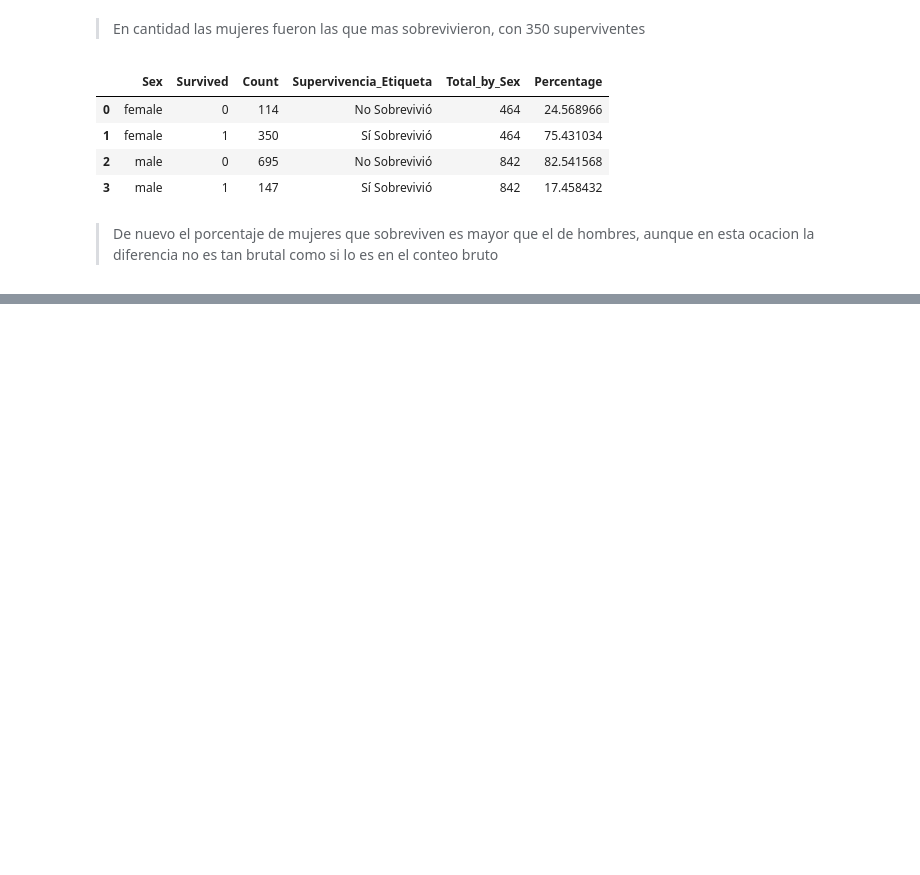
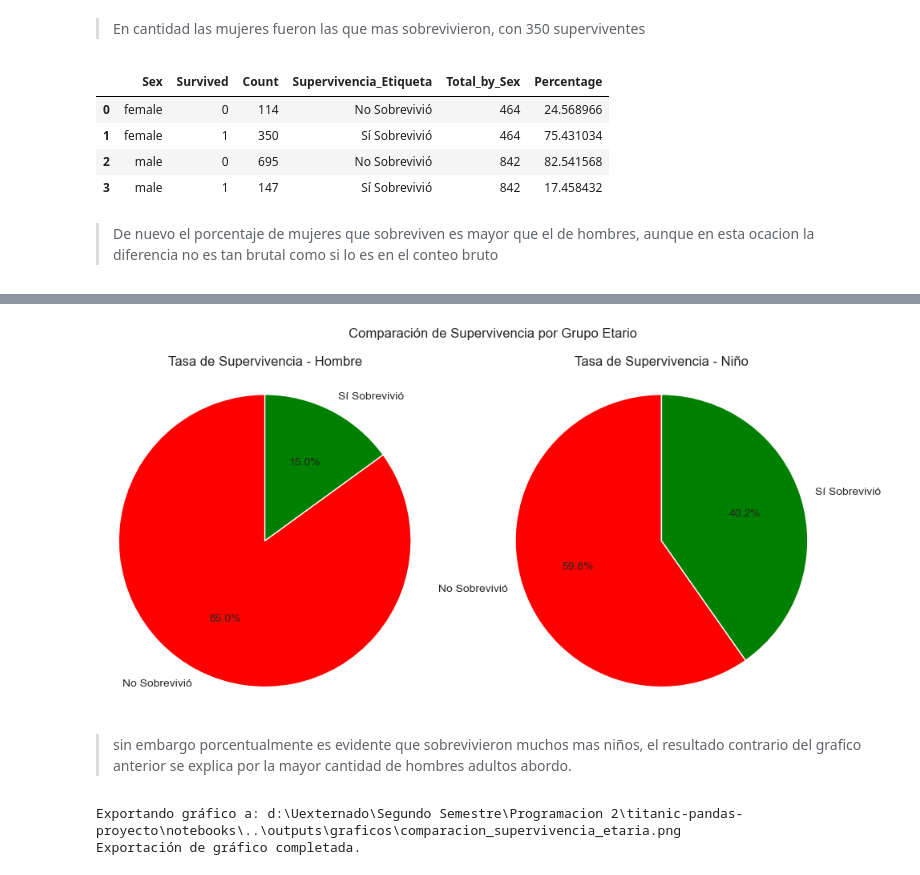
Before and after one commit to juanpablocarrillohortua/taller-pandas-titanic-grupo-1, a Jupyter notebook: notebooks/proyecto titanic.ipynb, the cells around one changed output, grey strips where cells are left out. Saved outputs shown, nothing was run; the diff lists cells and outputs as text; code cells hidden in the pictures; blank space fills up the shorter version.

Commit message:
Survival Rate hombres adultos y menores de edad

```diff
--- a/notebooks/proyecto titanic.ipynb
+++ b/notebooks/proyecto titanic.ipynb
@@ -741,0 +762,8 @@ archivo  ya existe
+# %%
+df_niños_adultos = df[df['Sex'] == 'male'].copy()
+
+df_niños_adultos['grupo etario'] = df_niños_adultos['Age'].apply(lambda x: 'niño' if x < 18 else "hombre")
+df_niños_adultos.groupby('grupo etario').count()
+df_niños_adultos = df_niños_adultos.groupby(['grupo etario', 'Survived']).size().reset_index(name='Count')
+df_niños_adultos['Supervivencia_Etiqueta'] = df_niños_adultos['Survived'].apply(lambda x: 'Sí Sobrevivió' if x == 1 else 'No Sobrevivió')
+df_niños_adultos
@@ -741,0 +793,4 @@ archivo  ya existe
+# %%
+df_niños_adultos['Total por grupo etario'] = df_niños_adultos.groupby('grupo etario')['Count'].transform('sum') ##aplicar la suma del total de cada genero a las filas de ese genero
+df_niños_adultos['Percentage'] = (df_niños_adultos['Count'] / df_niños_adultos['Total por grupo etario']) * 100
+df_niños_adultos
@@ -741,0 +803,44 @@ archivo  ya existe
+# %%
+df_hombre = df_niños_adultos[df_niños_adultos['grupo etario'] == 'hombre']
+df_nino = df_niños_adultos[df_niños_adultos['grupo etario'] == 'niño']
+
+fig, axes = plt.subplots(1, 2, figsize=(10, 5)) #lienzo de 1 fila y 2 columnas
+plt.style.use('seaborn-v0_8-whitegrid')
+
+colores = ['red', 'green'] # Rojo para No Sobrevivió (0) y Verde para Sí Sobrevivió (1)
+
+# creacion primer grafico (para hombres), dibujar primera col
+axes[0].pie(
+    df_hombre['Percentage'],
+    labels=df_hombre['Supervivencia_Etiqueta'],
+    autopct='%1.1f%%', # Muestra el porcentaje con un decimal
+    startangle=90,
+    colors=colores
+)
+axes[0].set_title('Tasa de Supervivencia - Hombre')
+axes[0].axis('equal') # Asegura que el pastel sea un círculo
+
+#dibujar segunda col
+axes[1].pie(
+    df_nino['Percentage'],
+    labels=df_nino['Supervivencia_Etiqueta'],
+    autopct='%1.1f%%',
+    startangle=90,
+    colors=colores
+)
+axes[1].set_title('Tasa de Supervivencia - Niño')
+axes[1].axis('equal')
+
+# 3. Ajustar el layout y mostrar
+plt.suptitle('Comparación de Supervivencia por Grupo Etario') # Título principal
+plt.tight_layout()
+plt.show()
+# %% [output]
+[figure, added]
+# %% [markdown]
+> sin embargo porcentualmente es evidente que sobrevivieron muchos mas niños, el resultado contrario del grafico anterior se explica por la mayor cantidad de hombres adultos abordo.
+# %%
+exportar_grafica(fig,'comparacion_supervivencia_etaria')
+# %% [output]
+Exportando gráfico a: d:\Uexternado\Segundo Semestre\Programacion 2\titanic-pandas-proyecto\notebooks\..\outputs\graficos\comparacion_supervivencia_etaria.png
+Exportación de gráfico completada.
```
Also changed, not shown: parts of 8 cells of this notebook, 3 other files.
